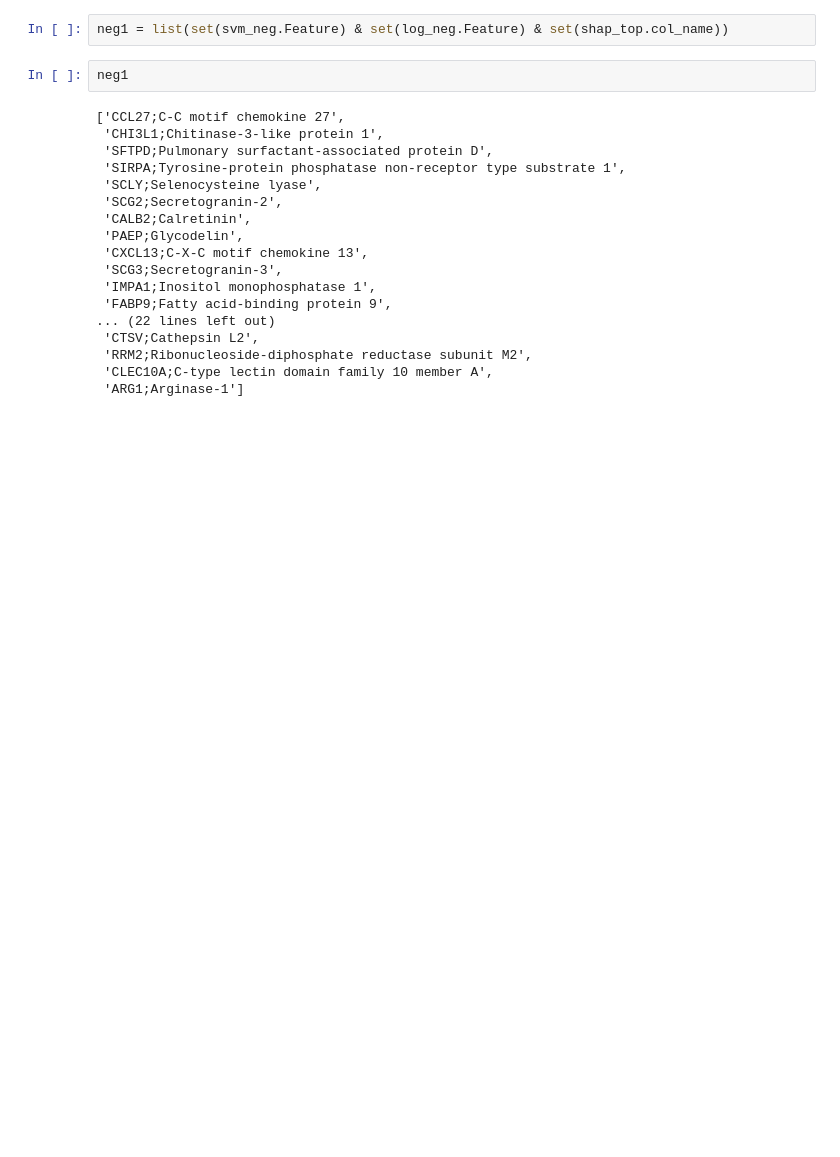
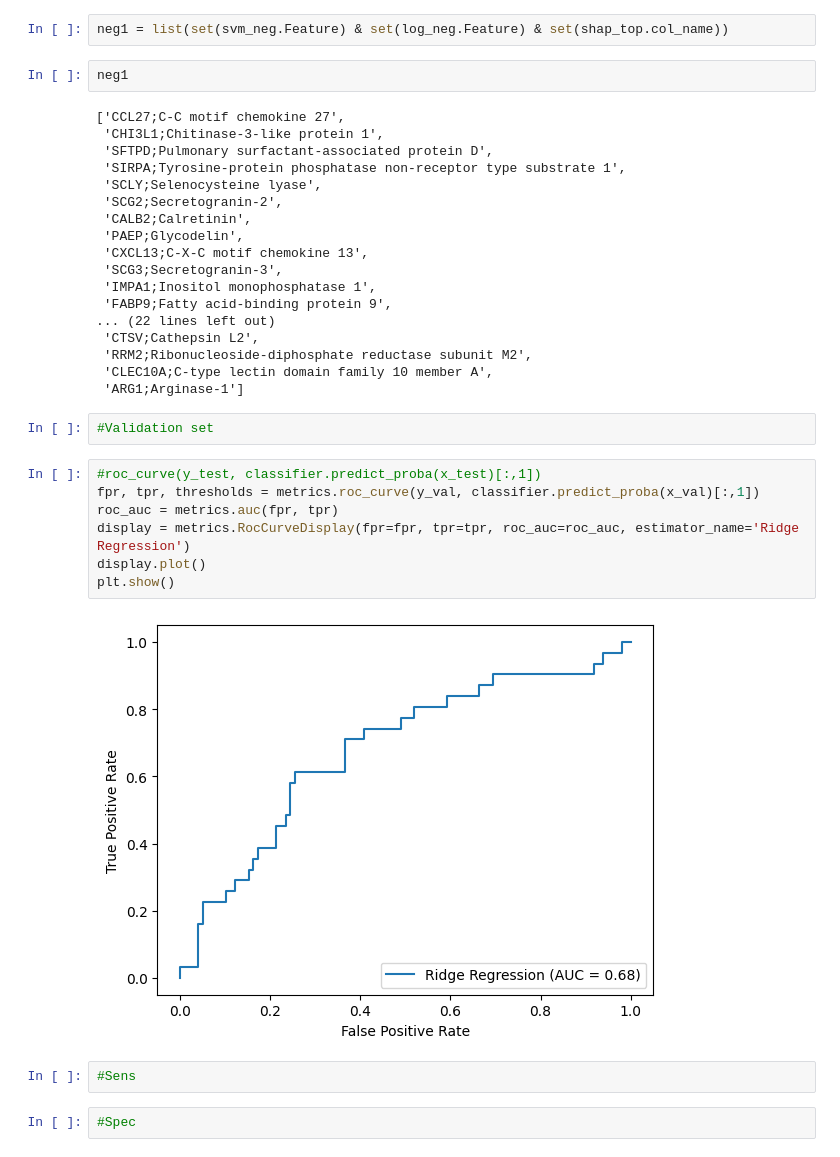
Before and after one commit to chaudhry123/PD_Biomarkers_Project, a Jupyter notebook: UKBiobank_Olink_Scripts_Final/Ridge_witholink.ipynb, the cells around one changed output. Saved outputs shown, nothing was run; the diff lists cells and outputs as text; blank space fills up the shorter version.

```diff
--- a/UKBiobank_Olink_Scripts_Final/Ridge_witholink.ipynb
+++ b/UKBiobank_Olink_Scripts_Final/Ridge_witholink.ipynb
@@ -573,3 +449,18 @@ neg1
  'RRM2;Ribonucleoside-diphosphate reductase subunit M2',
  'CLEC10A;C-type lectin domain family 10 member A',
  'ARG1;Arginase-1']
+# %%
+#Validation set
+# %%
+#roc_curve(y_test, classifier.predict_proba(x_test)[:,1])
+fpr, tpr, thresholds = metrics.roc_curve(y_val, classifier.predict_proba(x_val)[:,1])
+roc_auc = metrics.auc(fpr, tpr)
+display = metrics.RocCurveDisplay(fpr=fpr, tpr=tpr, roc_auc=roc_auc, estimator_name='Ridge Regression')
+display.plot()
+plt.show()
+# %% [output]
+[figure, added]
+# %%
+#Sens
+# %%
+#Spec
```
Also changed, not shown: parts of 62 cells of this notebook, 1 other file.
